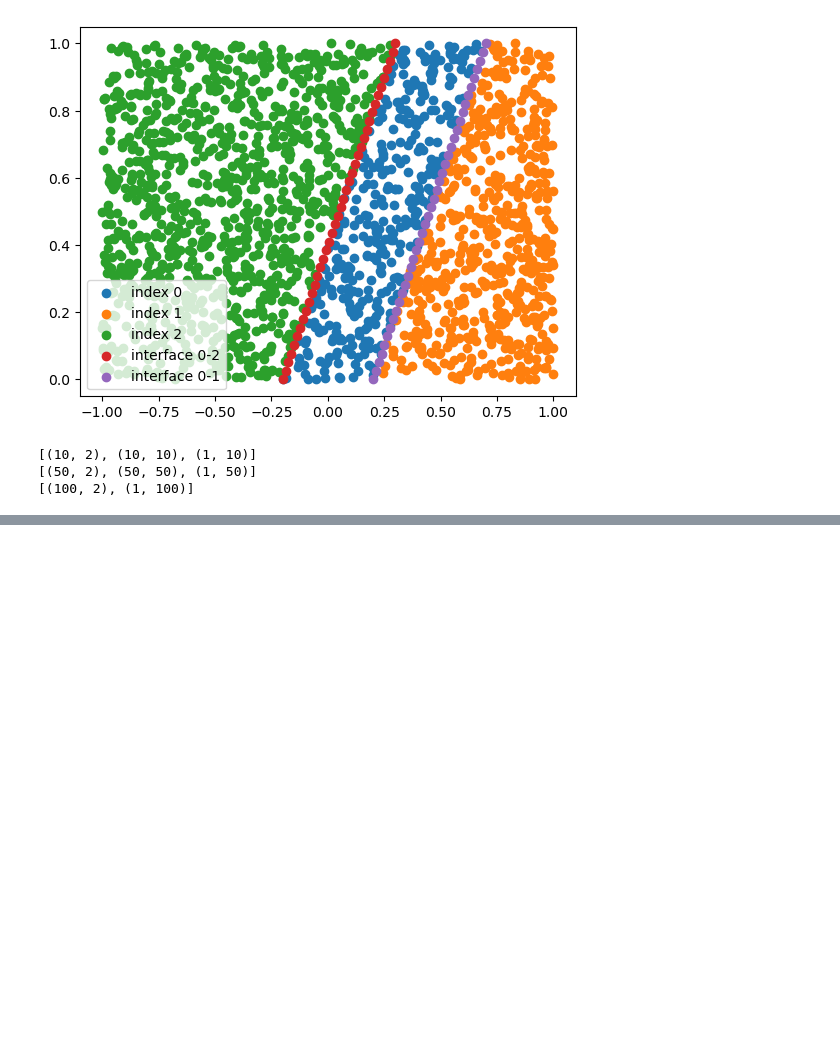
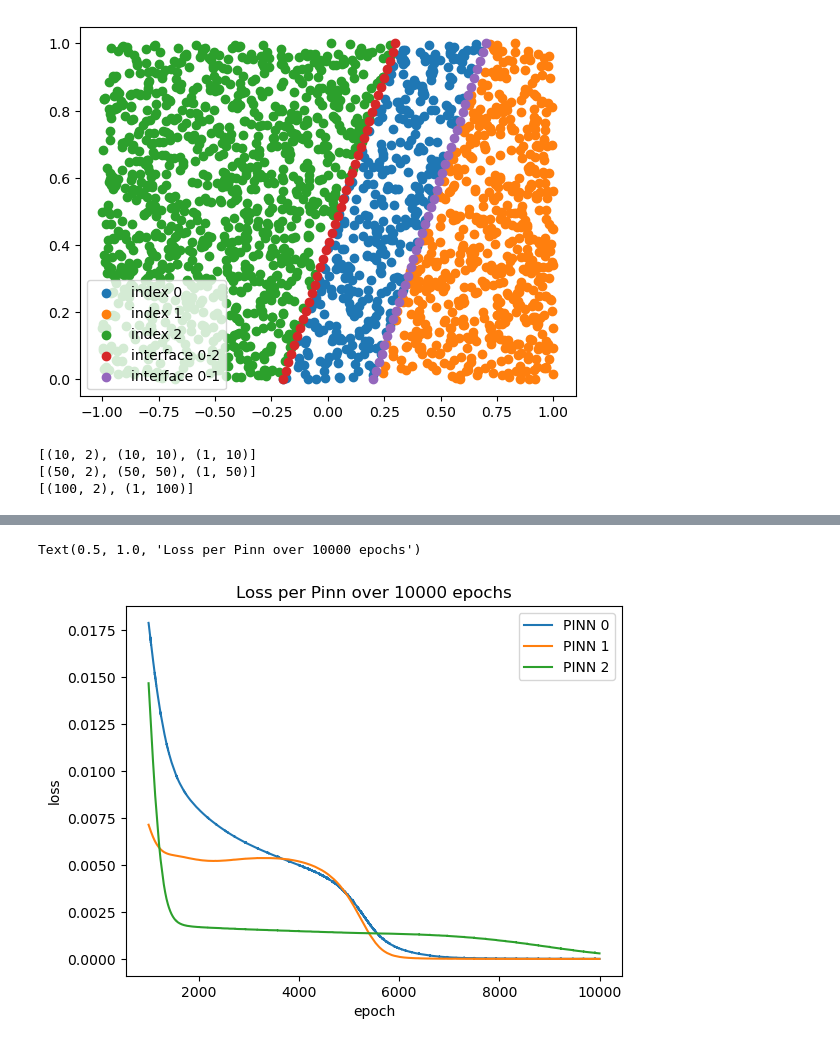
Before and after one commit to augustfe/FYS5429, a Jupyter notebook: Project1XPINNs/src/advection_dev.ipynb, the cells around one changed output, grey strips where cells are left out. Saved outputs shown, nothing was run; the diff lists cells and outputs as text; code cells hidden in the pictures; blank space fills up the shorter version.

```diff
--- a/Project1XPINNs/src/advection_dev.ipynb
+++ b/Project1XPINNs/src/advection_dev.ipynb
@@ -61,0 +175,2 @@ TypeError: dot_general requires contracting dimensions to have the same shape, g
+# %%
+losses = xpinn.run_iters(10000)
@@ -61,0 +188,13 @@ TypeError: dot_general requires contracting dimensions to have the same shape, g
+# %%
+a_losses = np.asarray(losses).T
+t = np.arange(1000, 10000)
+
+for i in range(3):
+    plt.plot(t, a_losses[i, 1000:], label=f"PINN {i}")
+plt.xlabel("epoch")
+plt.ylabel("loss")
+plt.legend()
+plt.title(f"Loss per Pinn over {10000} epochs")
+# %% [output]
+Text(0.5, 1.0, 'Loss per Pinn over 10000 epochs')
+[figure, added]
```
Also changed, not shown: parts of 14 cells of this notebook, 1 other file.
